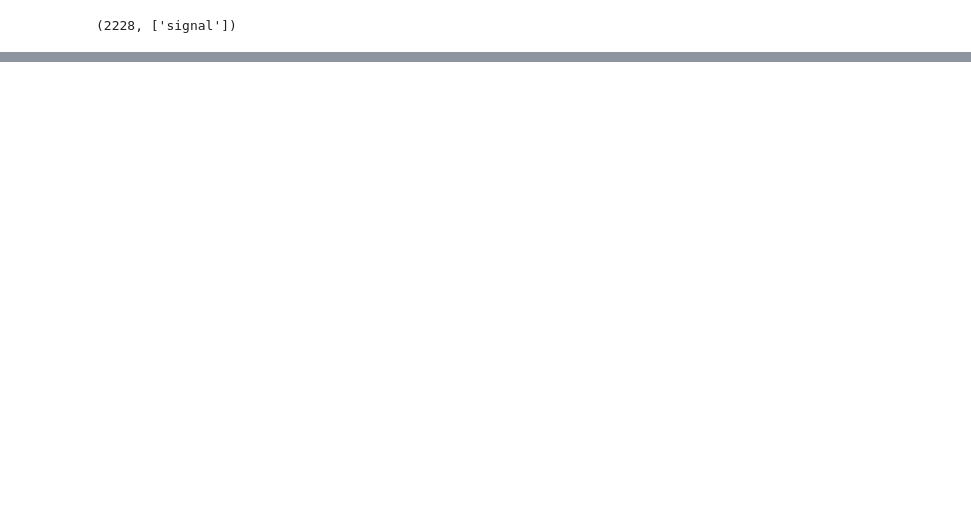
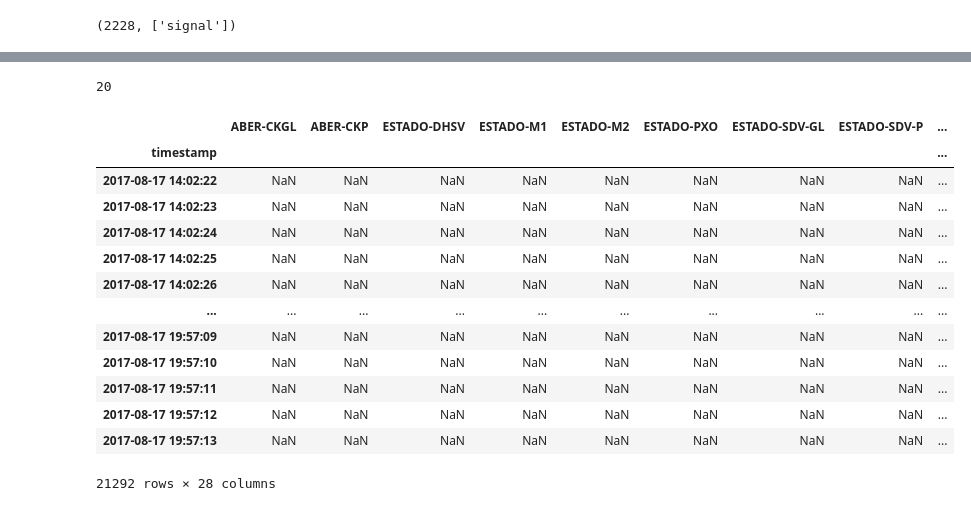
Before and after one commit to petrobras/3W, a Jupyter notebook: docs/notebooks/dataset_examples.ipynb, the cells around one changed output, grey strips where cells are left out. Saved outputs shown, nothing was run; the diff lists cells and outputs as text; code cells hidden in the pictures; blank space fills up the shorter version.

Commit message:
Updated dataset usage notebook

```diff
--- a/docs/notebooks/dataset_examples.ipynb
+++ b/docs/notebooks/dataset_examples.ipynb
@@ -68,0 +140,4 @@ len(ds) # should be much smaller
+# %%
+with open("./dataset/my_split.txt", "r") as f:
+    split = [line.strip() for line in f]
+split, len(split)
@@ -68,0 +162,23 @@ len(ds) # should be much smaller
+# %%
+ds_config = DatasetConfig(path=dataset_path, split="list", file_type="parquet", file_list=split) # get only files in split
+ds = ParquetDataset(ds_config)
+len(ds)
+# %% [output]
+20
+# %%
+ds[0]['signal']
+# %% [output]
+|  | ABER-CKGL | ABER-CKP | ESTADO-DHSV | ESTADO-M1 | ESTADO-M2 | ESTADO-PXO | ESTADO-SDV-GL | ESTADO-SDV-P | ... |
+| timestamp |  |  |  |  |  |  |  |  | ... |
+| 2017-08-17 14:02:22 | NaN | NaN | NaN | NaN | NaN | NaN | NaN | NaN | ... |
+| 2017-08-17 14:02:23 | NaN | NaN | NaN | NaN | NaN | NaN | NaN | NaN | ... |
+| 2017-08-17 14:02:24 | NaN | NaN | NaN | NaN | NaN | NaN | NaN | NaN | ... |
+| 2017-08-17 14:02:25 | NaN | NaN | NaN | NaN | NaN | NaN | NaN | NaN | ... |
+| 2017-08-17 14:02:26 | NaN | NaN | NaN | NaN | NaN | NaN | NaN | NaN | ... |
+| ... | ... | ... | ... | ... | ... | ... | ... | ... | ... |
+| 2017-08-17 19:57:09 | NaN | NaN | NaN | NaN | NaN | NaN | NaN | NaN | ... |
+| 2017-08-17 19:57:10 | NaN | NaN | NaN | NaN | NaN | NaN | NaN | NaN | ... |
+| 2017-08-17 19:57:11 | NaN | NaN | NaN | NaN | NaN | NaN | NaN | NaN | ... |
+| 2017-08-17 19:57:12 | NaN | NaN | NaN | NaN | NaN | NaN | NaN | NaN | ... |
+| 2017-08-17 19:57:13 | NaN | NaN | NaN | NaN | NaN | NaN | NaN | NaN | ... |
+21292 rows × 28 columns
```
Also changed, not shown: parts of 20 cells of this notebook.
